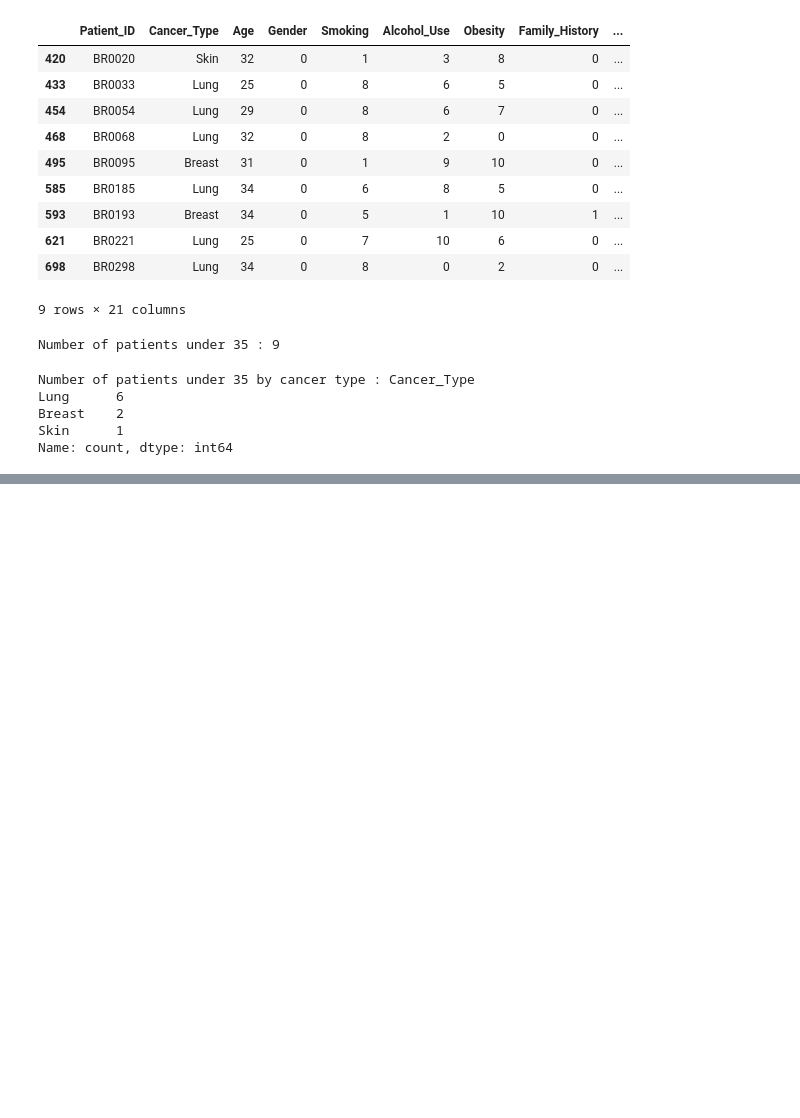
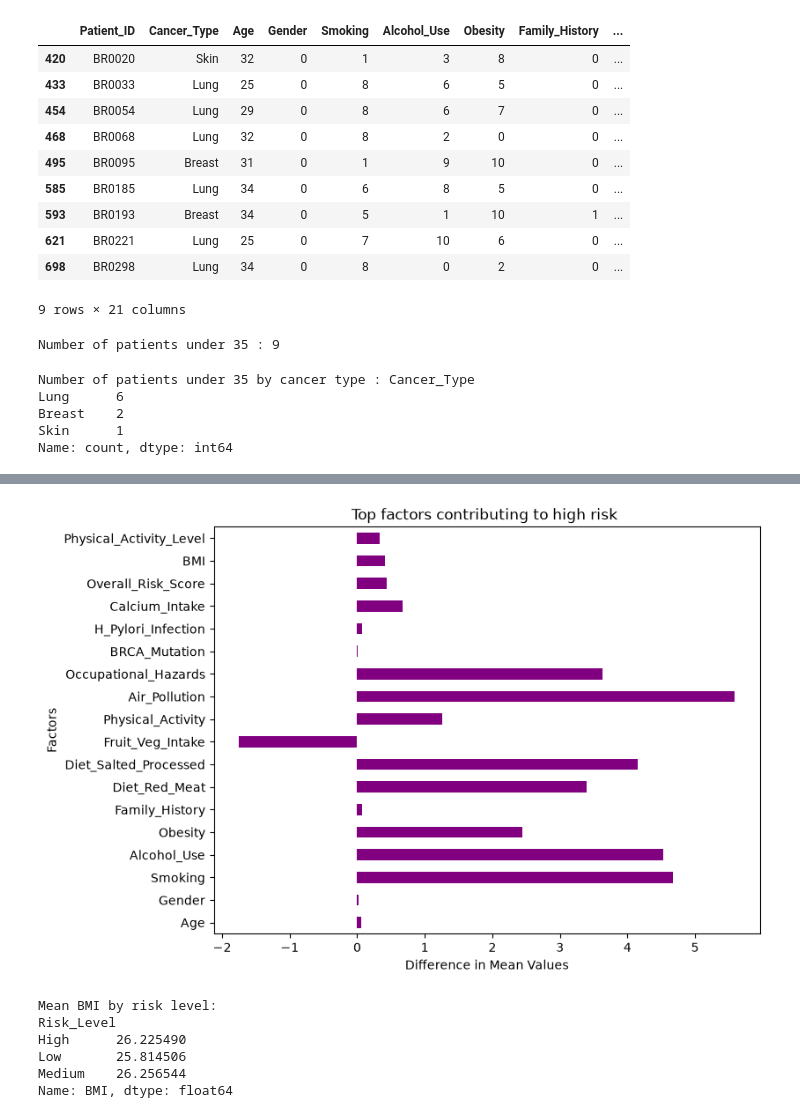
Before and after one commit to Narendr1a/cancer-risk-prediction, a Jupyter notebook: notebooks/eda.ipynb, the cells around one changed output, grey strips where cells are left out. Drawn from its saved outputs; the diff is of its cells as text; code cells hidden in the pictures; blank space fills up the shorter version.

```diff
--- a/notebooks/eda.ipynb
+++ b/notebooks/eda.ipynb
@@ -210,3 +210,14 @@ Lung      6
 Breast    2
 Skin      1
 Name: count, dtype: int64
+# %%
+## Finding out which factors highly contribute to high risk level
+
+# Select only the numeric columns for correlation analysis
+numeric_df = df.select_dtypes(include = 'number').columns
+
+# Compute the mean of each numeric feature per risk level
+risk_means = df[numeric_df].groupby(df['Risk_Level']).mean()
+
+print("Mean values of numeric features by risk level:")
+print(risk_means)
@@ -212,0 +262,6 @@ Name: count, dtype: int64
+# %%
+## Focus on difference between high risk and low risk patients
+
+risk_diff = risk_means.loc['High'] - risk_means.loc['Low']
+print("Difference in mean values between high risk and low risk patients:")
+print(risk_diff)
@@ -212,0 +289,18 @@ Name: count, dtype: int64
+# %%
+risk_diff.plot(kind='barh', color='purple', figsize=(8, 6), title = "Top factors contributing to high risk ")
+plt.xlabel("Difference in Mean Values")
+plt.ylabel("Factors")
+plt.show()
+# %% [output]
+[figure, added]
+# %%
+bmi_by_risk_level = df['BMI'].groupby(df['Risk_Level']).mean()
+print("Mean BMI by risk level:")
+print(bmi_by_risk_level)
+# %% [output]
+Mean BMI by risk level:
+Risk_Level
+High      26.225490
+Low       25.814506
+Medium    26.256544
+Name: BMI, dtype: float64
```
Also changed, not shown: parts of 9 cells of this notebook, 1 other file.
